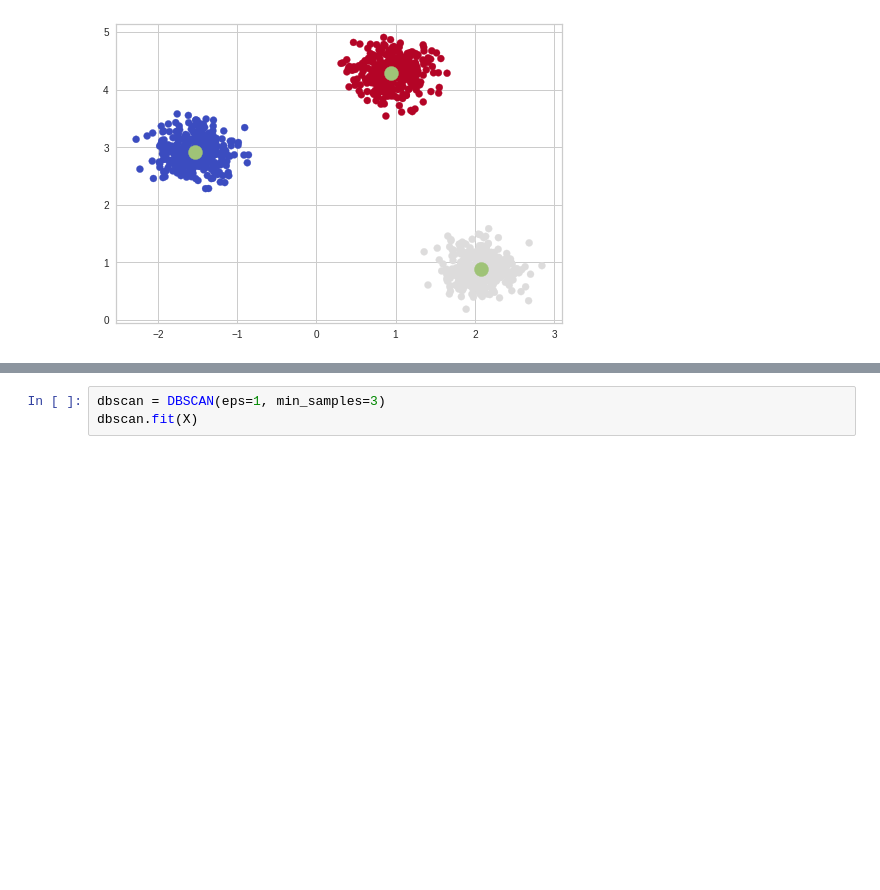
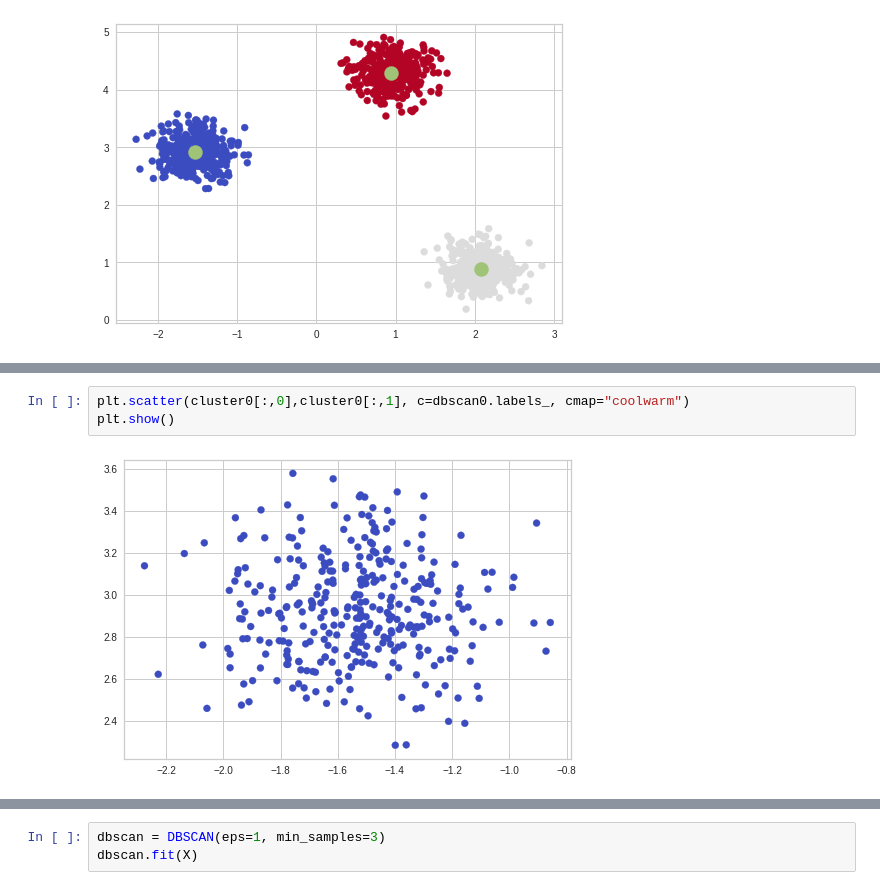
Before and after one commit to MYElmasry/DBSCAN-VS-KMeans, a Jupyter notebook: DBSCAN_VS_KMeans.ipynb, the cells around one changed output, grey strips where cells are left out. Drawn from its saved outputs; the diff is of its cells as text; blank space fills up the shorter version.

```diff
--- a/DBSCAN_VS_KMeans.ipynb
+++ b/DBSCAN_VS_KMeans.ipynb
@@ -67,0 +130,5 @@ plt.show()
+# %%
+plt.scatter(cluster0[:,0],cluster0[:,1], c=dbscan0.labels_, cmap="coolwarm")
+plt.show()
+# %% [output]
+[figure, added]
```
Also changed, not shown: parts of 23 cells of this notebook.
